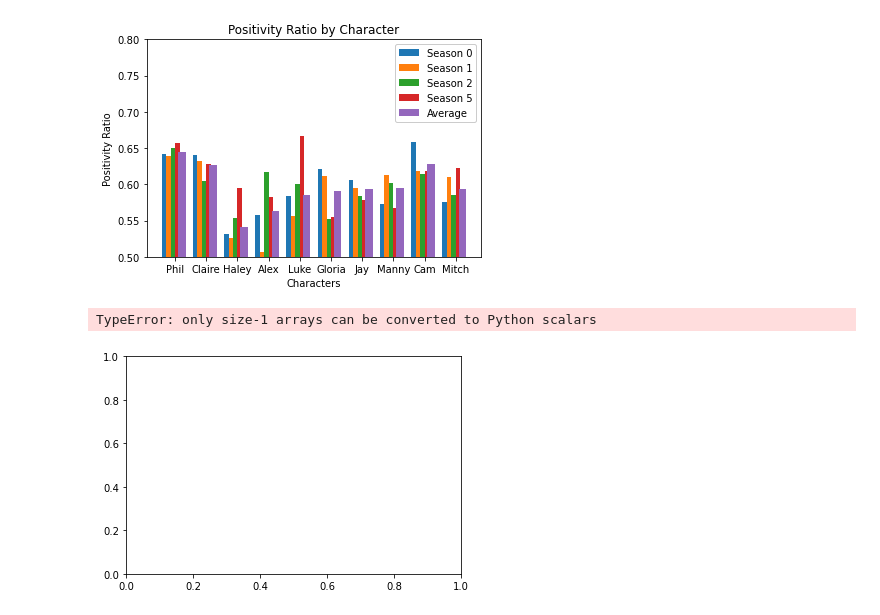
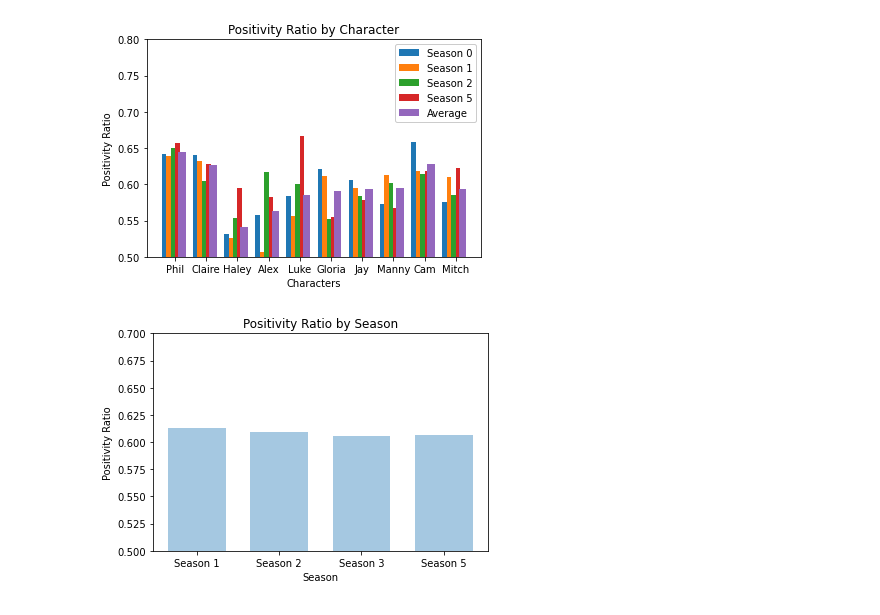
Before and after one commit to TomR2022/Text-Mining-Group-Project, a Jupyter notebook: Sentiment Analysis.ipynb, the cells around one changed output. Saved outputs shown, nothing was run; the diff lists cells and outputs as text; code cells hidden in the pictures.

```diff
--- a/Sentiment Analysis.ipynb
+++ b/Sentiment Analysis.ipynb
@@ -254,7 +254,7 @@ def seasonal_ratio(data):
         s_ratios.append(PositiveSeasonRatio(predictions))
         l = len(s_ratios)
         av = sum(s_ratios)/l
-        ratios[j].append(av)
+        ratios.append(av)
         j = j +1
 
     return ratios
@@ -378,16 +373,15 @@ plt.show()
 # %%
 index = np.arange(4)
 bar_width = 0.70
 opacity = 0.4
 
 rect = plt.bar(index, season_ratios, bar_width, alpha=opacity)
 
 plt.xlabel('Season')
 plt.ylabel('Positivity Ratio')
 plt.title('Positivity Ratio by Season')
 plt.xticks(index, ['Season 1', 'Season 2', 'Season 3', 'Season 5'])
-plt.ylim(0.6,0.7)
+plt.ylim(0.5,0.7)
 plt.show()
 # %% [output]
-TypeError: only size-1 arrays can be converted to Python scalars
-[figure, old version]
+[figure, new version]
```
Also changed, not shown: parts of 2 cells of this notebook.
